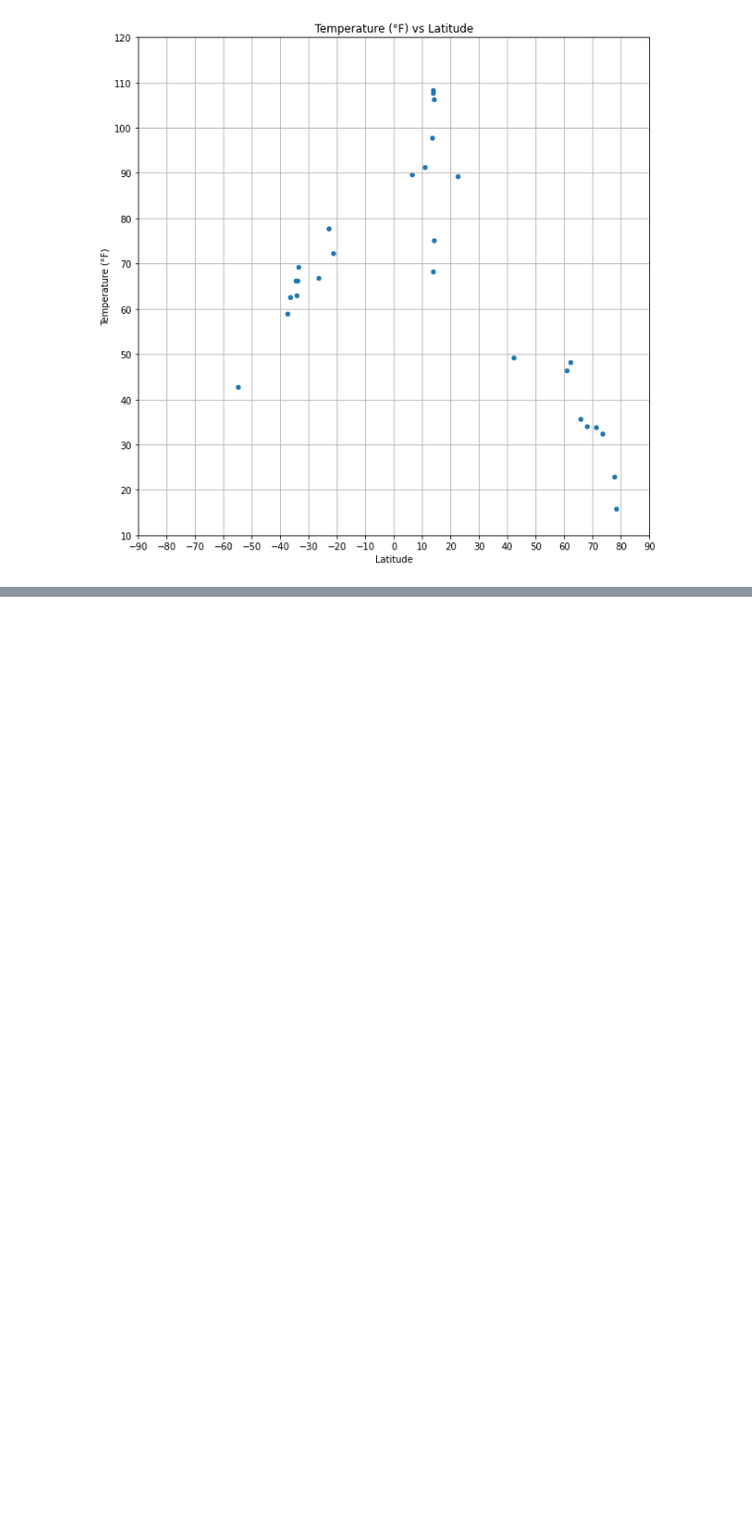
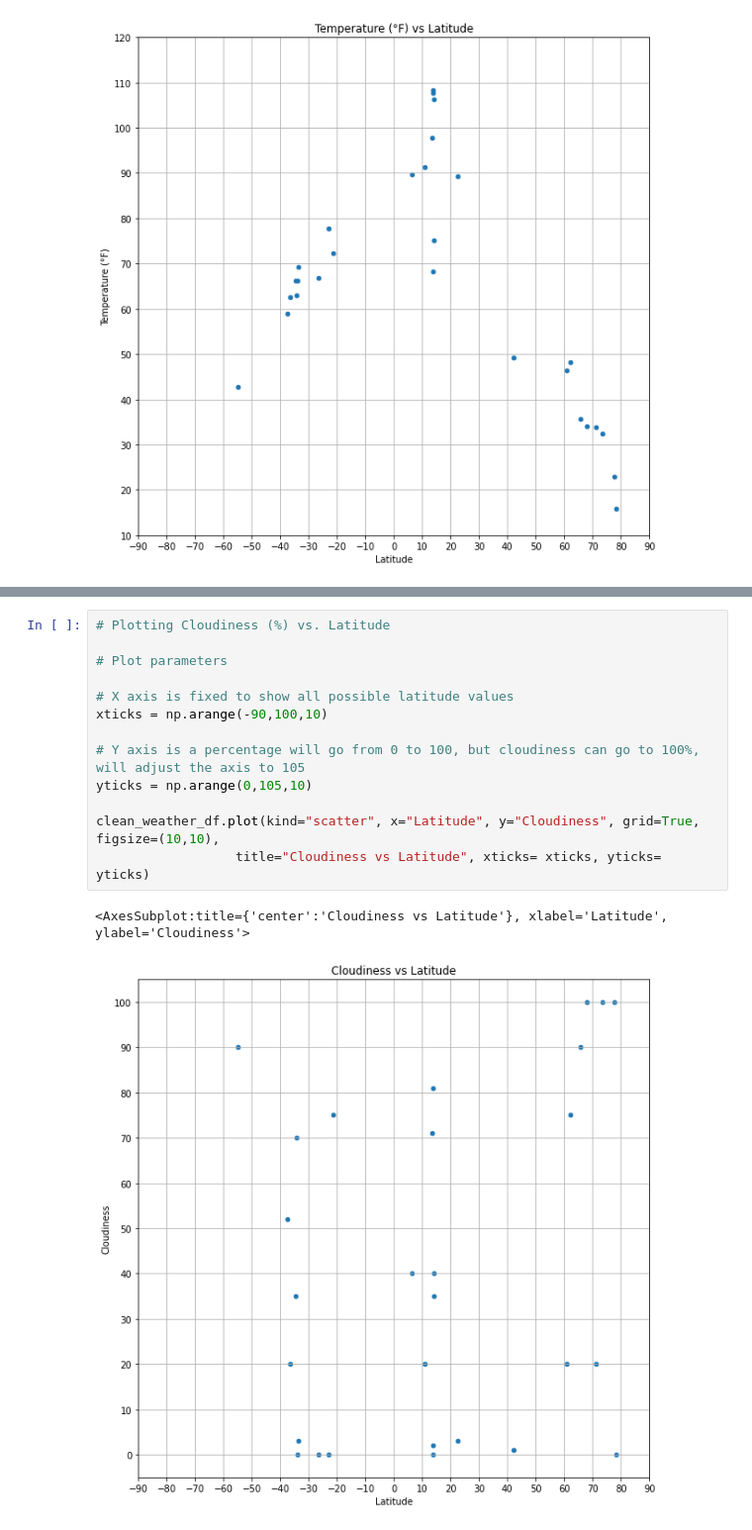
Before and after one commit to JuanjoFernandez/python-api-challenge, a Jupyter notebook: WeatherPy/WeatherPy.ipynb, the cells around one changed output, grey strips where cells are left out. Shown at 99% size. Cells and saved outputs as stored; diff of their text form; blank space fills up the shorter version.

```diff
--- a/WeatherPy/WeatherPy.ipynb
+++ b/WeatherPy/WeatherPy.ipynb
@@ -165,0 +182,16 @@ clean_weather_df.plot(kind="scatter", x="Latitude", y="Temperature (°F)", grid=
+# %%
+# Plotting Cloudiness (%) vs. Latitude
+
+# Plot parameters
+
+# X axis is fixed to show all possible latitude values
+xticks = np.arange(-90,100,10)
+
+# Y axis is a percentage will go from 0 to 100, but cloudiness can go to 100%, will adjust the axis to 105
+yticks = np.arange(0,105,10)
+
+clean_weather_df.plot(kind="scatter", x="Latitude", y="Cloudiness", grid=True, figsize=(10,10),
+                  title="Cloudiness vs Latitude", xticks= xticks, yticks= yticks)
+# %% [output]
+<AxesSubplot:title={'center':'Cloudiness vs Latitude'}, xlabel='Latitude', ylabel='Cloudiness'>
+[figure, added]
```
Also changed, not shown: parts of 2 cells of this notebook, 1 other file.
